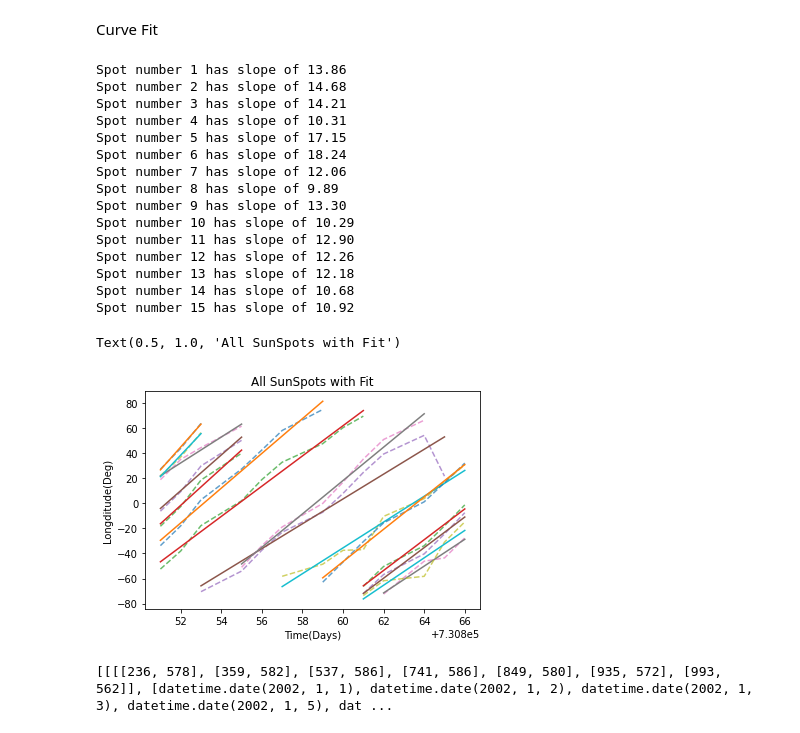
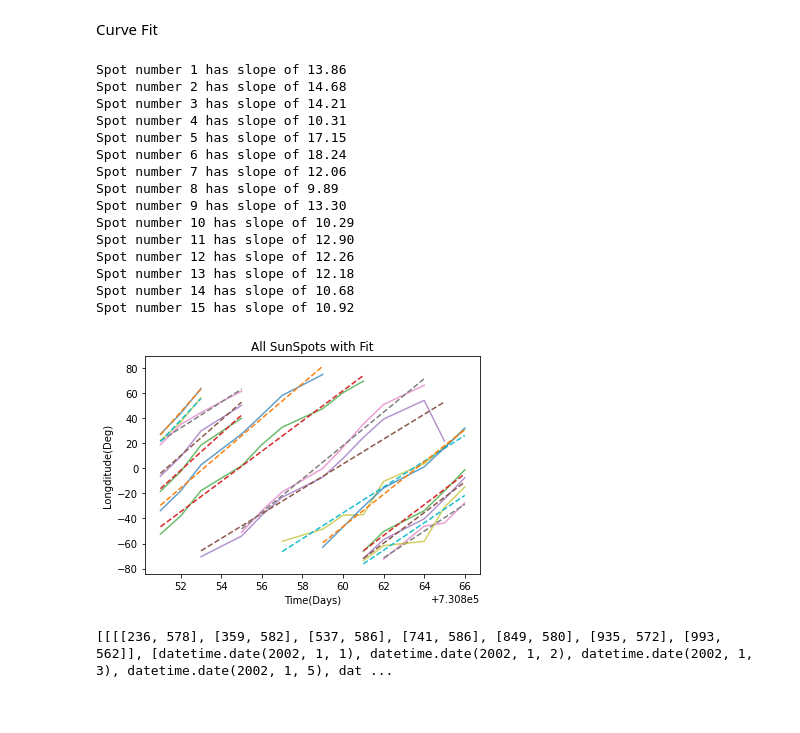
Before and after one commit to StephenJohnson-CardiffUni/Astro, a Jupyter notebook: SunSpot.ipynb, the cells around one changed output. Saved outputs shown, nothing was run; the diff lists cells and outputs as text; code cells hidden in the pictures.

```diff
--- a/SunSpot.ipynb
+++ b/SunSpot.ipynb
@@ -313,40 +313,39 @@ from scipy.optimize import curve_fit
 
 def lineFunc(x,m,c):
   return (m*x)+c
 
 
 #array for curvefitdatas tolive in
 FullcurveData = [ [[]for i in range(2)] for i in range(len(timeList))]
 
 for i in range(len(timeList)-1):
   popt,pcov = curve_fit(lineFunc,timeList[i][0],cleanedList[i][4])
   FullcurveData[i][0] = popt
   FullcurveData[i][1] = pcov
-  plt.plot(timeList[i][0],cleanedList[i][4],"--",alpha=0.7)
-  plt.plot(timeList[i][0],lineFunc(timeList[i][0],FullcurveData[i][0][0],FullcurveData[i][0][1]))
+  plt.plot(timeList[i][0],cleanedList[i][4],alpha=0.7)
+  plt.plot(timeList[i][0],lineFunc(timeList[i][0],FullcurveData[i][0][0],FullcurveData[i][0][1]),"--")
   print(f"Spot number {i+1} has slope of {FullcurveData[i][0][0]:.2f}")
 
-plt.xlabel("Time(Days)")
-plt.ylabel("Longditude(Deg)")
-plt.title("All SunSpots with Fit")
+plt.xlabel("Time(Days)");
+plt.ylabel("Longitude(Deg)");
+plt.title("All SunSpots with Fit");
 # %% [output]
 Spot number 1 has slope of 13.86
 Spot number 2 has slope of 14.68
 Spot number 3 has slope of 14.21
 Spot number 4 has slope of 10.31
 Spot number 5 has slope of 17.15
 Spot number 6 has slope of 18.24
 Spot number 7 has slope of 12.06
 Spot number 8 has slope of 9.89
 Spot number 9 has slope of 13.30
 Spot number 10 has slope of 10.29
 Spot number 11 has slope of 12.90
 Spot number 12 has slope of 12.26
 Spot number 13 has slope of 12.18
 Spot number 14 has slope of 10.68
 Spot number 15 has slope of 10.92
-Text(0.5, 1.0, 'All SunSpots with Fit')
-[figure, old version]
+[figure, new version]
 # %%
 print(cleanedList)
 # %% [output]
```
Also changed, not shown: parts of 1 cell of this notebook.
